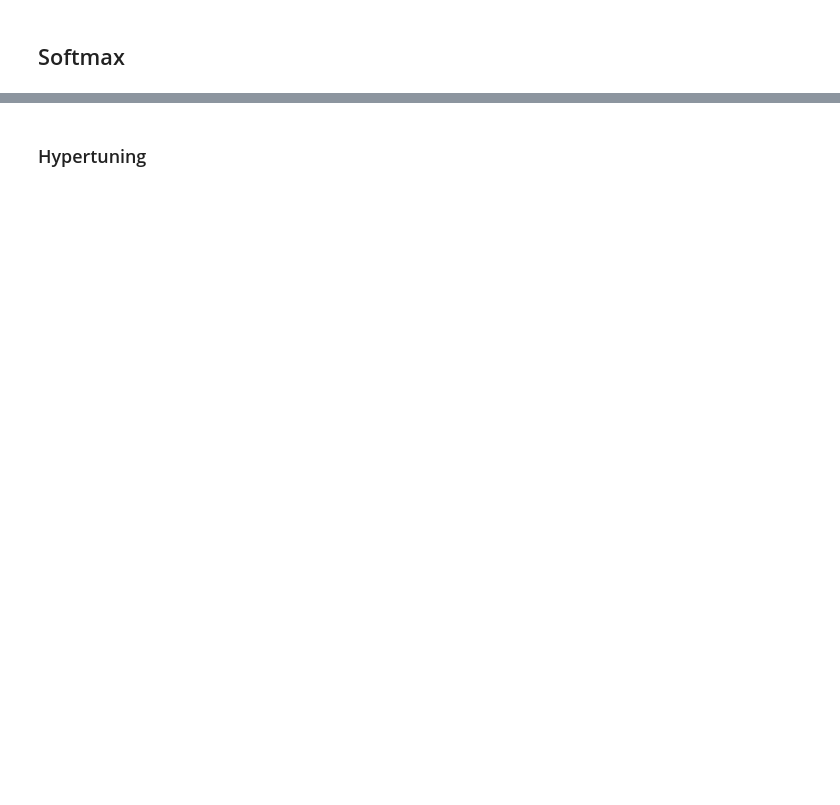
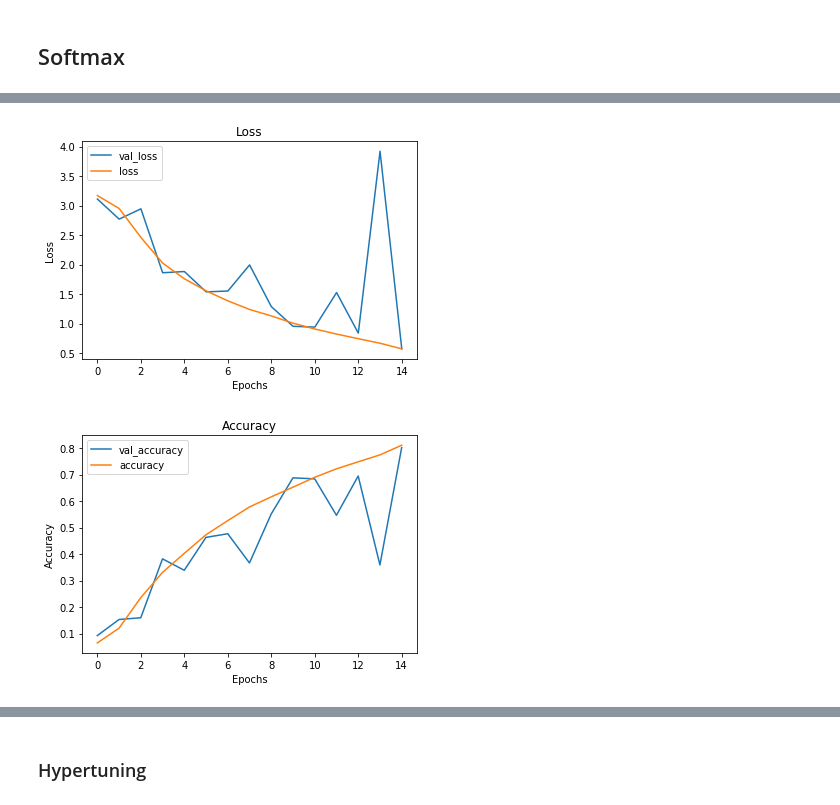
Before and after one commit to alex21738/Image_Classification-American_Sign_Language, a Jupyter notebook: ASL image classification.ipynb, the cells around one changed output, grey strips where cells are left out. Drawn from its saved outputs; the diff is of its cells as text; code cells hidden in the pictures; blank space fills up the shorter version.

```diff
--- a/ASL image classification.ipynb
+++ b/ASL image classification.ipynb
@@ -143,8 +229,6 @@ model2.add(layers.Dense(25, activation='softmax'))
 # %%
-model2.compile(optimizer ='sgd' ,loss='categorical_crossentropy',metrics=['accuracy'])
-
-history = model2.fit(image_train,
+history1 = model2.fit(image_train,
                     label_train,
-                    epochs=20,
+                    epochs=15,
                     batch_size=32,
                     validation_data=(image_val, label_val))
@@ -151,4 +253,7 @@ history = model2.fit(image_train,
 # %%
-visualize_training_results(history)
+visualize_training_results(history1)
+# %% [output]
+[figure, added]
+[figure, added]
 # %%
 results_test2 = model2.evaluate(imagestest, labelstt)
```
Also changed, not shown: parts of 94 cells of this notebook, 4 other files.
